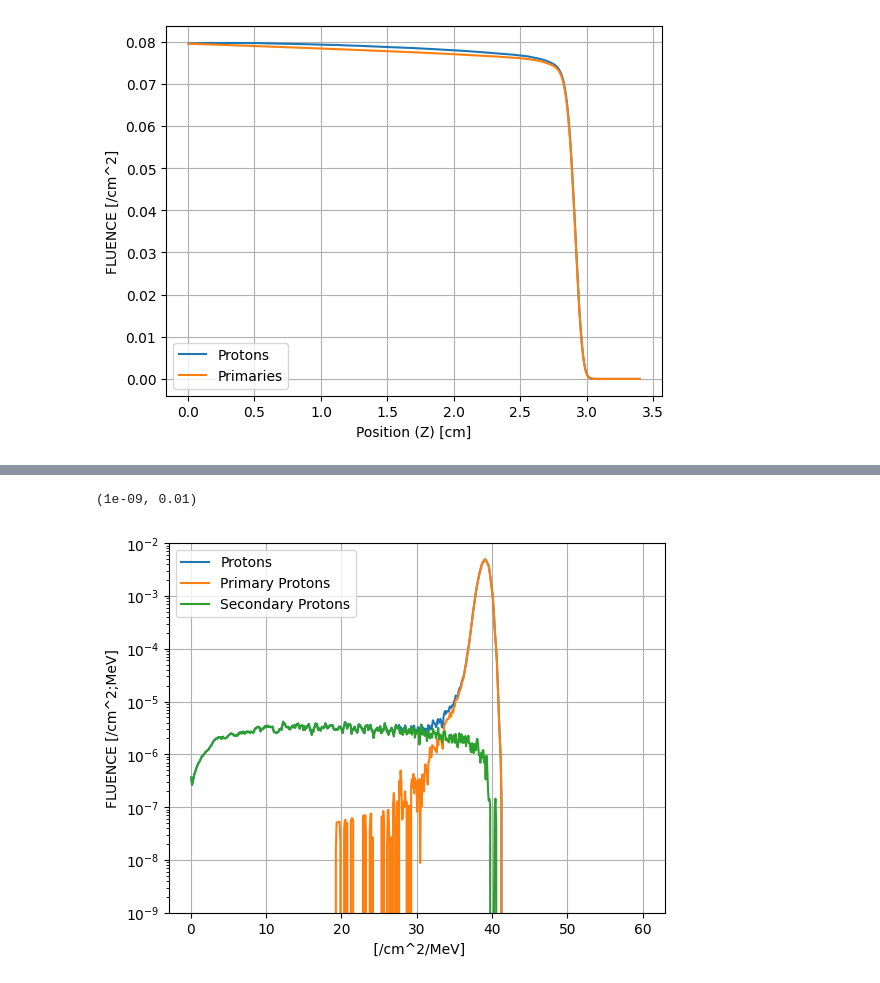
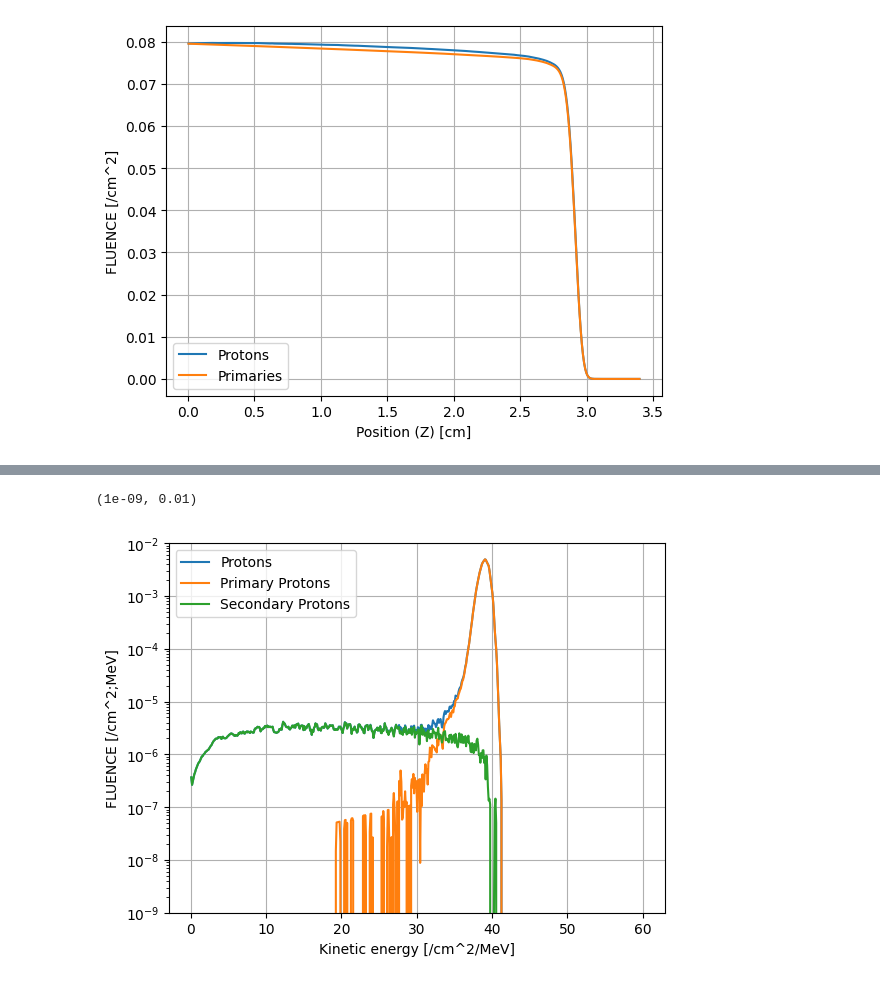
Before and after one commit to grzanka/plotly_lgad_dosimetry, a Jupyter notebook: montecarlo/mc.ipynb, the cells around one changed output, grey strips where cells are left out. Cells and saved outputs as stored; diff of their text form; code cells hidden in the pictures.

```diff
--- a/montecarlo/mc.ipynb
+++ b/montecarlo/mc.ipynb
@@ -324,21 +318,21 @@ ax.set_ylim(1e-9, 1e-2)
 # %%
 ProtonsKineticEnergySpectrumAt15mm = get_data_1d(bp_mc_data_file_sh12a, estimator_name="slab_at_15mm", page_name="ProtonsKineticEnergySpectrum")
 PrimaryProtonsKineticEnergySpectrumAt15mm = get_data_1d(bp_mc_data_file_sh12a, estimator_name="slab_at_15mm", page_name="PrimaryProtonsKineticEnergySpectrum")
 SecondaryProtonsKineticEnergySpectrumAt15mm = get_data_1d(bp_mc_data_file_sh12a, estimator_name="slab_at_15mm", page_name="SecondaryProtonsKineticEnergySpectrum")
 
 fig, ax = plt.subplots()
 ax.plot(ProtonsKineticEnergySpectrumAt15mm.x_values, ProtonsKineticEnergySpectrumAt15mm.y_values, label="Protons")
 ax.plot(PrimaryProtonsKineticEnergySpectrumAt15mm.x_values, PrimaryProtonsKineticEnergySpectrumAt15mm.y_values, label="Primary Protons")
 ax.plot(SecondaryProtonsKineticEnergySpectrumAt15mm.x_values, SecondaryProtonsKineticEnergySpectrumAt15mm.y_values, label="Secondary Protons")
-ax.set_xlabel(f"{ProtonsKineticEnergySpectrumAt15mm.x_name} [{ProtonsKineticEnergySpectrumAt15mm.x_unit}]")
+ax.set_xlabel(f"Kinetic energy [{ProtonsKineticEnergySpectrumAt15mm.x_unit}]")
 ax.set_ylabel(f"{ProtonsKineticEnergySpectrumAt15mm.y_name} [{ProtonsKineticEnergySpectrumAt15mm.y_unit}]")
 ax.grid(True)
 ax.legend()
 ax.set_yscale("log")
 ax.set_ylim(1e-9, 1e-2)
 # %% [output]
 (1e-09, 0.01)
-[figure, old version]
+[figure, new version]
 # %%
 ProtonsKineticEnergySpectrumAt27mm = get_data_1d(bp_mc_data_file_sh12a, estimator_name="slab_at_27mm", page_name="ProtonsKineticEnergySpectrum")
 PrimaryProtonsKineticEnergySpectrumAt27mm = get_data_1d(bp_mc_data_file_sh12a, estimator_name="slab_at_27mm", page_name="PrimariesKineticEnergySpectrum")
```
Also changed, not shown: parts of 10 cells of this notebook.
